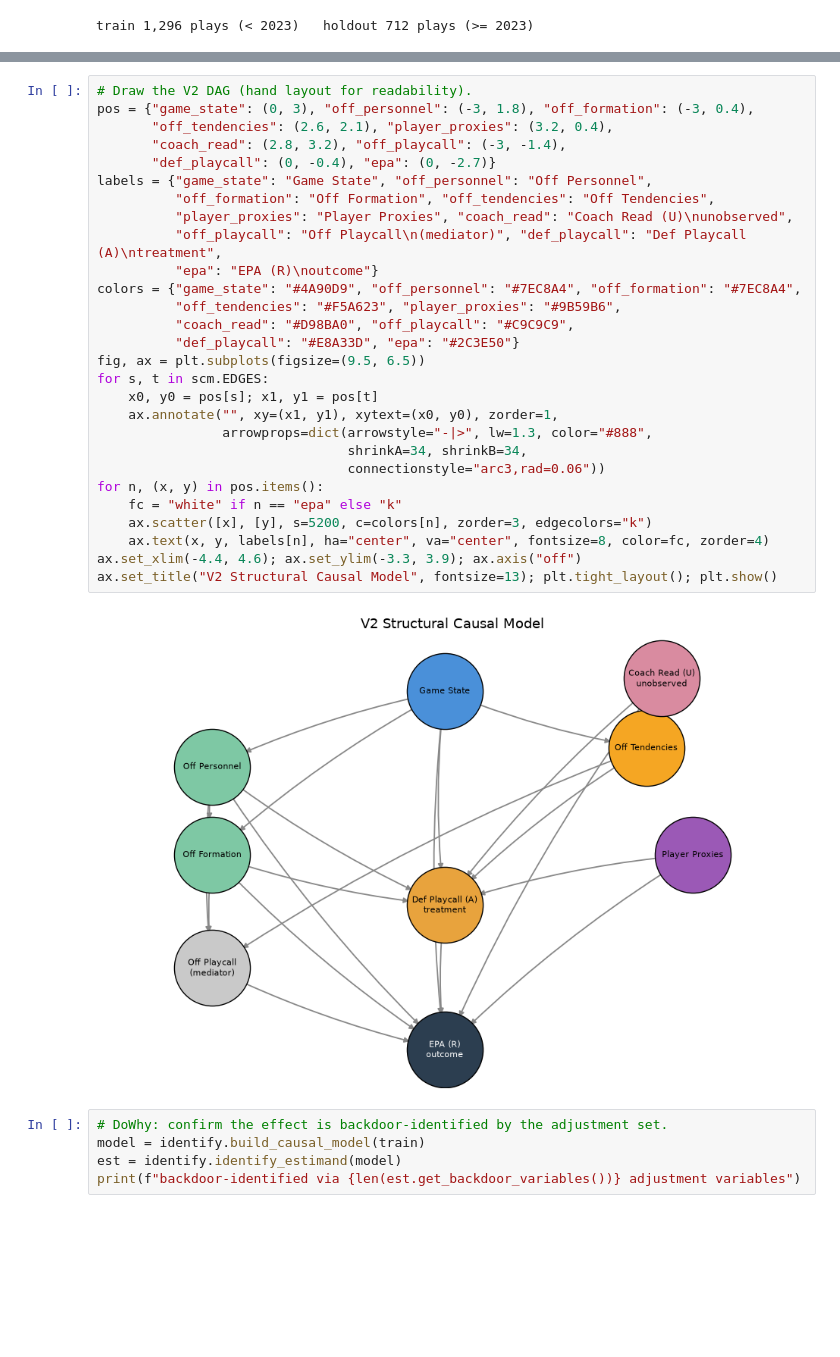
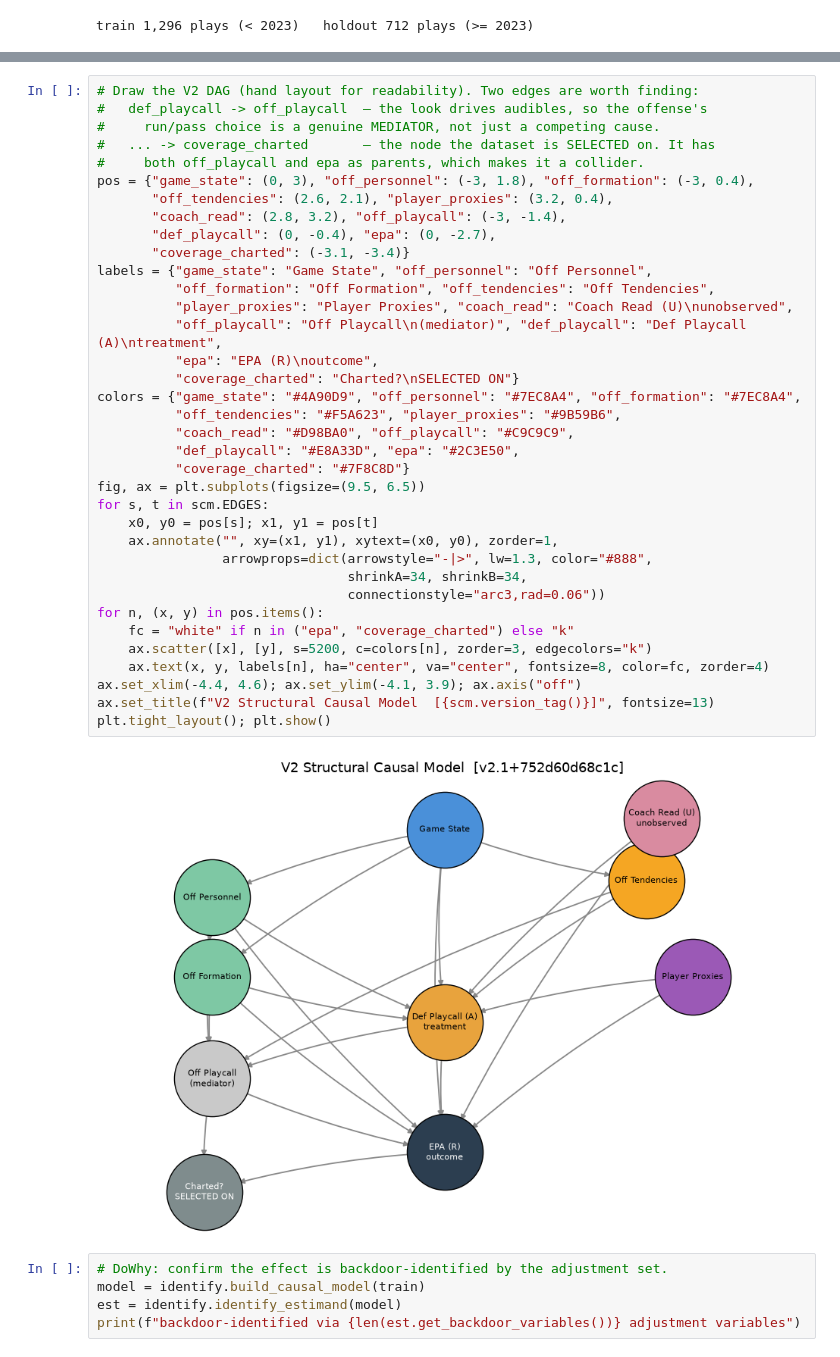
Before and after one commit to pendsec/nfl-playcalling, a Jupyter notebook: notebooks/v2_pipeline_walkthrough.ipynb, the cells around one changed output, grey strips where cells are left out. Drawn from its saved outputs; the diff is of its cells as text; blank space fills up the shorter version.

Commit message:
Update DAG to reflect new causal graph

```diff
--- a/notebooks/v2_pipeline_walkthrough.ipynb
+++ b/notebooks/v2_pipeline_walkthrough.ipynb
@@ -120,33 +136,41 @@ V2 SCM [v2.0+0bfe436abac7]: treatment=def_playcall, outcome=epa
 # %%
-# Draw the V2 DAG (hand layout for readability).
+# Draw the V2 DAG (hand layout for readability). Two edges are worth finding:
+#   def_playcall -> off_playcall  — the look drives audibles, so the offense's
+#     run/pass choice is a genuine MEDIATOR, not just a competing cause.
+#   ... -> coverage_charted       — the node the dataset is SELECTED on. It has
+#     both off_playcall and epa as parents, which makes it a collider.
 pos = {"game_state": (0, 3), "off_personnel": (-3, 1.8), "off_formation": (-3, 0.4),
        "off_tendencies": (2.6, 2.1), "player_proxies": (3.2, 0.4),
        "coach_read": (2.8, 3.2), "off_playcall": (-3, -1.4),
-       "def_playcall": (0, -0.4), "epa": (0, -2.7)}
+       "def_playcall": (0, -0.4), "epa": (0, -2.7),
+       "coverage_charted": (-3.1, -3.4)}
 labels = {"game_state": "Game State", "off_personnel": "Off Personnel",
           "off_formation": "Off Formation", "off_tendencies": "Off Tendencies",
           "player_proxies": "Player Proxies", "coach_read": "Coach Read (U)\nunobserved",
           "off_playcall": "Off Playcall\n(mediator)", "def_playcall": "Def Playcall (A)\ntreatment",
-          "epa": "EPA (R)\noutcome"}
+          "epa": "EPA (R)\noutcome",
+          "coverage_charted": "Charted?\nSELECTED ON"}
 colors = {"game_state": "#4A90D9", "off_personnel": "#7EC8A4", "off_formation": "#7EC8A4",
           "off_tendencies": "#F5A623", "player_proxies": "#9B59B6",
           "coach_read": "#D98BA0", "off_playcall": "#C9C9C9",
-          "def_playcall": "#E8A33D", "epa": "#2C3E50"}
+          "def_playcall": "#E8A33D", "epa": "#2C3E50",
+          "coverage_charted": "#7F8C8D"}
 fig, ax = plt.subplots(figsize=(9.5, 6.5))
 for s, t in scm.EDGES:
     x0, y0 = pos[s]; x1, y1 = pos[t]
     ax.annotate("", xy=(x1, y1), xytext=(x0, y0), zorder=1,
                 arrowprops=dict(arrowstyle="-|>", lw=1.3, color="#888",
                                 shrinkA=34, shrinkB=34,
                                 connectionstyle="arc3,rad=0.06"))
 for n, (x, y) in pos.items():
-    fc = "white" if n == "epa" else "k"
+    fc = "white" if n in ("epa", "coverage_charted") else "k"
     ax.scatter([x], [y], s=5200, c=colors[n], zorder=3, edgecolors="k")
     ax.text(x, y, labels[n], ha="center", va="center", fontsize=8, color=fc, zorder=4)
-ax.set_xlim(-4.4, 4.6); ax.set_ylim(-3.3, 3.9); ax.axis("off")
-ax.set_title("V2 Structural Causal Model", fontsize=13); plt.tight_layout(); plt.show()
+ax.set_xlim(-4.4, 4.6); ax.set_ylim(-4.1, 3.9); ax.axis("off")
+ax.set_title(f"V2 Structural Causal Model  [{scm.version_tag()}]", fontsize=13)
+plt.tight_layout(); plt.show()
 # %% [output]
-[figure, old version]
+[figure, new version]
 # %%
 # DoWhy: confirm the effect is backdoor-identified by the adjustment set.
 model = identify.build_causal_model(train)
```
Also changed, not shown: parts of 4 cells of this notebook, 5 other files.
